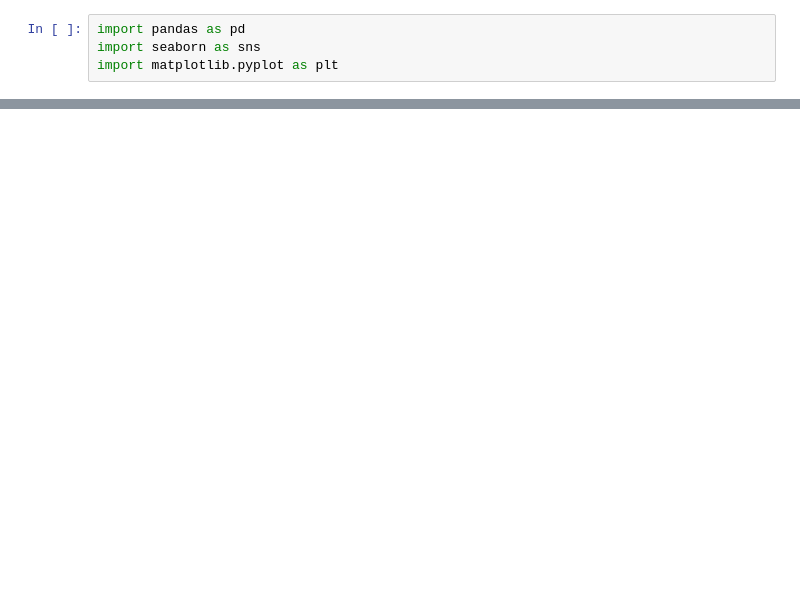
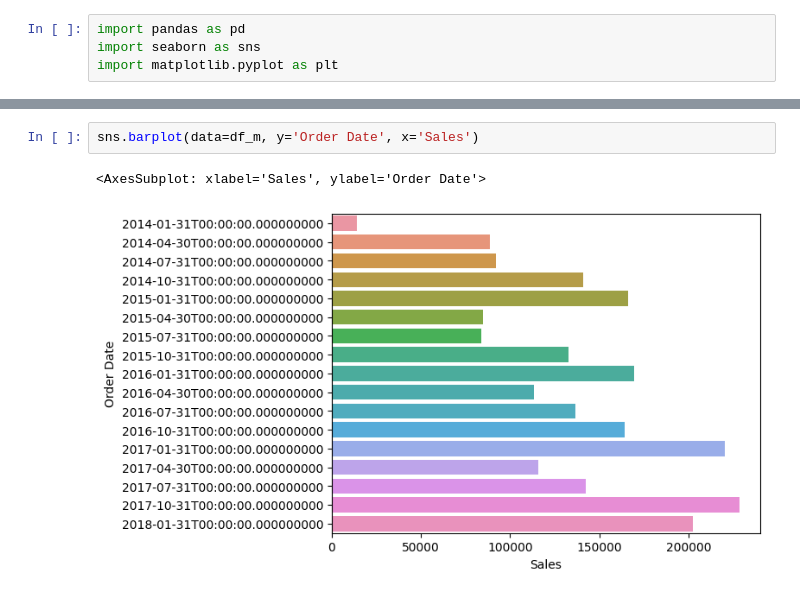
Before and after one commit to MarioChvx/my_notes, a Jupyter notebook: data_viz/data_viz.ipynb, the cells around one changed output, grey strips where cells are left out. Saved outputs shown, nothing was run; the diff lists cells and outputs as text; blank space fills up the shorter version.

```diff
--- a/data_viz/data_viz.ipynb
+++ b/data_viz/data_viz.ipynb
@@ -23,0 +48,5 @@ KeyboardInterrupt:
+# %%
+sns.barplot(data=df_m, y='Order Date', x='Sales')
+# %% [output]
+<AxesSubplot: xlabel='Sales', ylabel='Order Date'>
+[figure, added]
```
Also changed, not shown: parts of 7 cells of this notebook.
